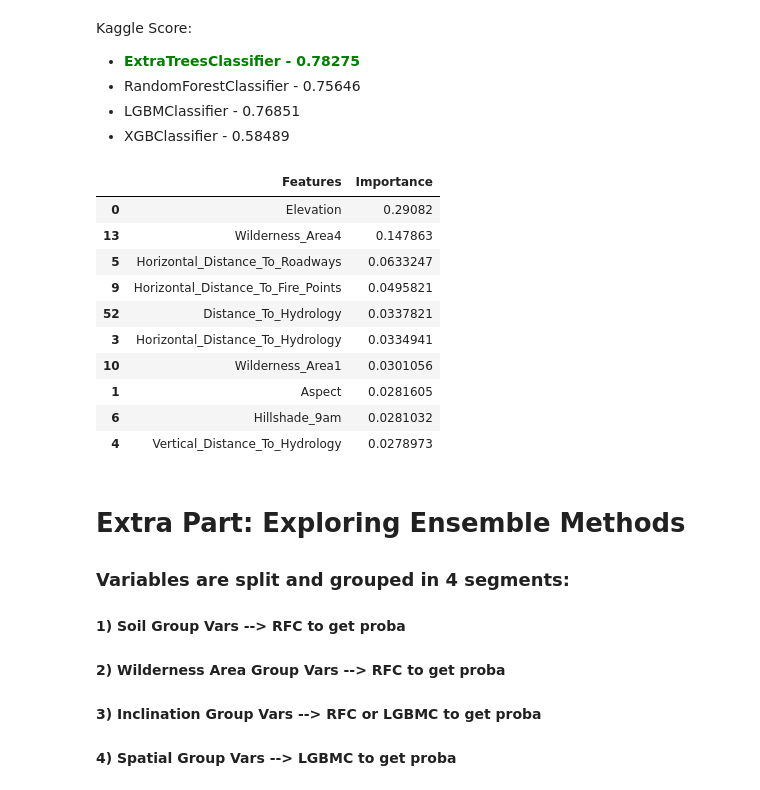
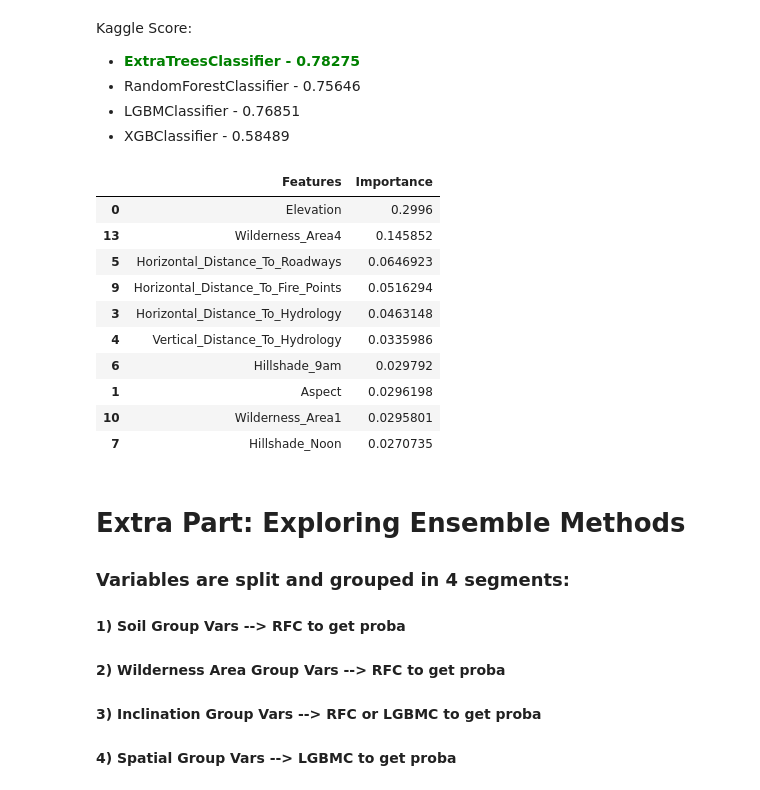
Before and after one commit to yongyct/kaggle-notebooks, a Jupyter notebook: forest-cover-type-prediction/forest.ipynb, the cells around one changed output. Cells and saved outputs as stored; diff of their text form; code cells hidden in the pictures.

```diff
--- a/forest-cover-type-prediction/forest.ipynb
+++ b/forest-cover-type-prediction/forest.ipynb
@@ -71,6 +71,12 @@ def predict_results(estimator, X_test, X_test_ids):
     Y_Pred = pd.DataFrame(estimator.predict(X_test), columns=['Cover_Type'])
     results = pd.concat([X_test_ids, Y_Pred], axis=1)
     results.to_csv('data/submission.csv', index=False)
+# %%
+def get_feature_importances(estimator, X):
+    return pd.DataFrame(
+        np.array([X.columns, estimator.feature_importances_]).T,
+        columns=['Features', 'Importance']
+    ).sort_values(by='Importance', ascending=False)
 # %% [markdown]
 # Feature Engineering
 # %%
@@ -256,6 +265,8 @@ Wall time: 5min 7s
 # %% [markdown]
 <strong>ExtraTreesClassifier works best here</strong>
 # %%
+%%time
+etc = ExtraTreesClassifier(criterion='entropy', max_features=0.6, n_estimators=500)
 # Fitting best estimator
 etc.fit(X_train, Y_train)
 # Predicting and getting output prediction file
@@ -266,20 +279,20 @@ Kaggle Score:
 * RandomForestClassifier - 0.75646
 * LGBMClassifier - 0.76851
 * XGBClassifier - 0.58489
-# %%
-pd.DataFrame(np.array([X_train.columns, etc.feature_importances_]).T, columns=['Features', 'Importance']).sort_values(by='Importance', ascending=False).head(10)
-# %% [output]
-|  | Features | Importance |
-| 0 | Elevation | 0.29082 |
-| 13 | Wilderness_Area4 | 0.147863 |
-| 5 | Horizontal_Distance_To_Roadways | 0.0633247 |
-| 9 | Horizontal_Distance_To_Fire_Points | 0.0495821 |
-| 52 | Distance_To_Hydrology | 0.0337821 |
-| 3 | Horizontal_Distance_To_Hydrology | 0.0334941 |
-| 10 | Wilderness_Area1 | 0.0301056 |
-| 1 | Aspect | 0.0281605 |
-| 6 | Hillshade_9am | 0.0281032 |
-| 4 | Vertical_Distance_To_Hydrology | 0.0278973 |
+# %%
+get_feature_importances(etc, X_train).head(10)
+# %% [output]
+|  | Features | Importance |
+| 0 | Elevation | 0.2996 |
+| 13 | Wilderness_Area4 | 0.145852 |
+| 5 | Horizontal_Distance_To_Roadways | 0.0646923 |
+| 9 | Horizontal_Distance_To_Fire_Points | 0.0516294 |
+| 3 | Horizontal_Distance_To_Hydrology | 0.0463148 |
+| 4 | Vertical_Distance_To_Hydrology | 0.0335986 |
+| 6 | Hillshade_9am | 0.029792 |
+| 1 | Aspect | 0.0296198 |
+| 10 | Wilderness_Area1 | 0.0295801 |
+| 7 | Hillshade_Noon | 0.0270735 |
 # %% [markdown]
 # Extra Part: Exploring Ensemble Methods
 ### Variables are split and grouped in 4 segments:
```
Also changed, not shown: parts of 14 cells of this notebook.
